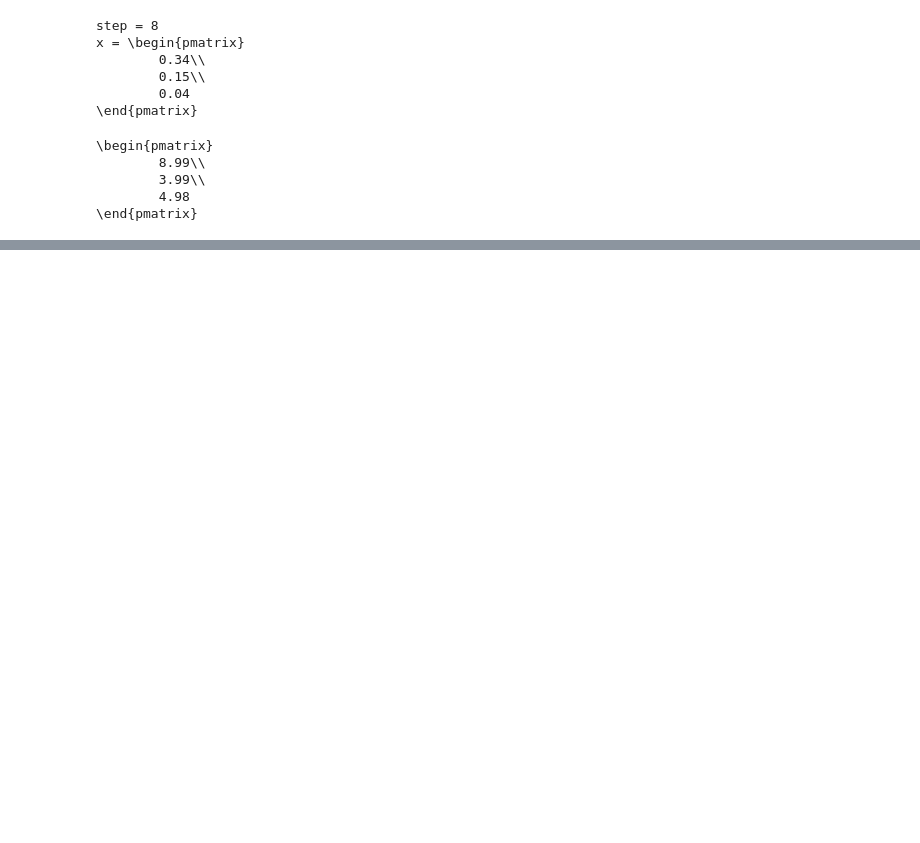
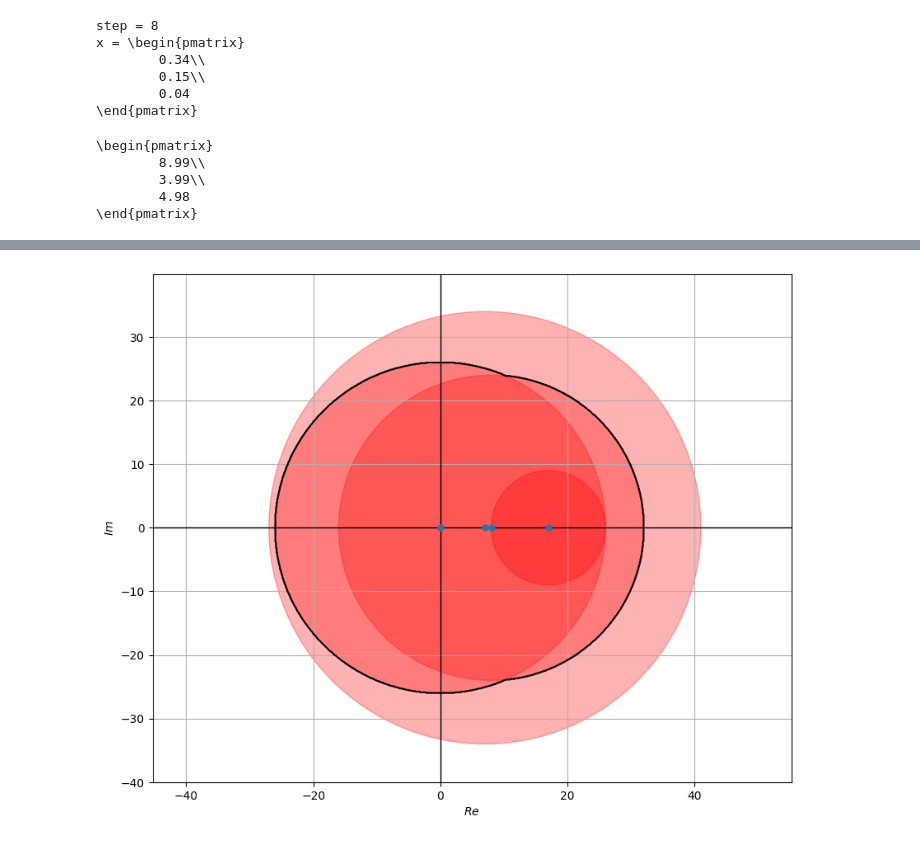
Before and after one commit to Clai101/HSE, a Jupyter notebook: Minor/2/CW_2.ipynb, the cells around one changed output, grey strips where cells are left out. Cells and saved outputs as stored; diff of their text form; code cells hidden in the pictures; blank space fills up the shorter version.

```diff
--- a/Minor/2/CW_2.ipynb
+++ b/Minor/2/CW_2.ipynb
@@ -179,0 +431,36 @@ print(matrix_beauty(A@x))
+# %%
+in_cr = lambda xx, yy, xc, yc, r: (xx - xc)**2 + (yy - yc)**2 <= r**2
+# %%
+grid_size = 0.1
+x = np.arange(-40, 50, grid_size)
+y = np.arange(-40, 40, grid_size)
+xx, yy = np.meshgrid(x, y)
+# %%
+e, r = rad(A)
+et, rt = rad(A_T)
+# %%
+intersection_grid_1 = []
+mask_grid_1 = []
+
+for val in zip(e, np.zeros_like(e), r):
+    intersection_grid_1.append(in_cr(xx, yy, *val))
+    mask_grid_1.append(in_cr(xx, yy, *val))
+intersection_grid_1 = np.stack(intersection_grid_1).astype(int)
+intersection_grid_1 = np.mean(intersection_grid_1, axis=0)
+mask_grid_1 = np.any(mask_grid_1, axis=0)
+# %%
+
+fig, ax = plt.subplots(figsize=(10, 8))
+plt.contour(xx, yy, intersection_grid_1, levels=[0.30], colors='black')
+plt.axhline(0, color='black', lw=1)
+plt.axvline(0, color='black', lw=1)
+ax.plot(e, np.zeros_like(e), '.', markersize=10)
+for i,j in list(zip(e, r)):
+    ax.add_patch(plt.Circle((i, 0), j, color='r', alpha=0.3))
+ax.grid(True)
+plt.ylabel("$Im$")
+plt.xlabel("$Re$")
+plt.axis('equal')
+plt.savefig("Imgs/evs.png")
+# %% [output]
+[figure, added]
```
Also changed, not shown: parts of 29 cells of this notebook, 20 other files.
